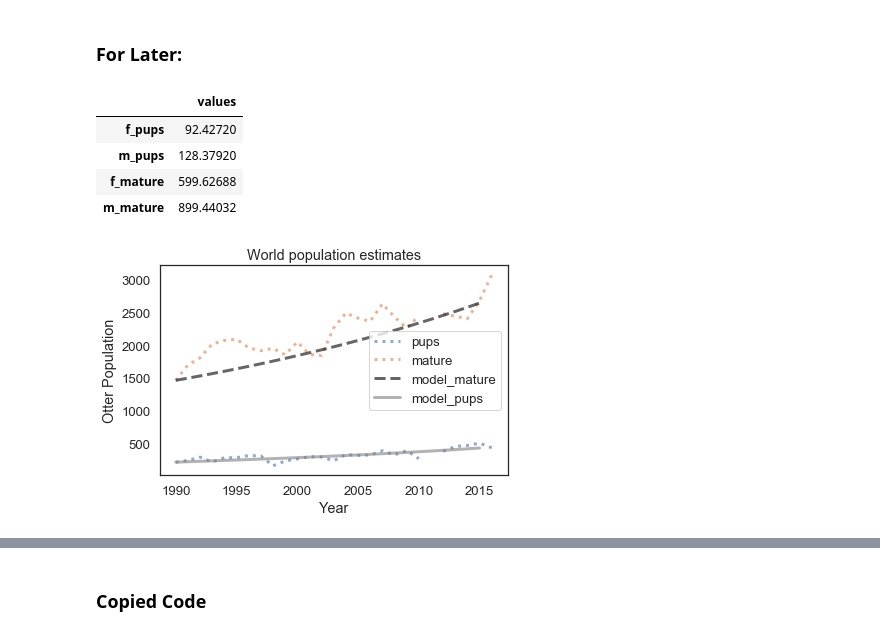
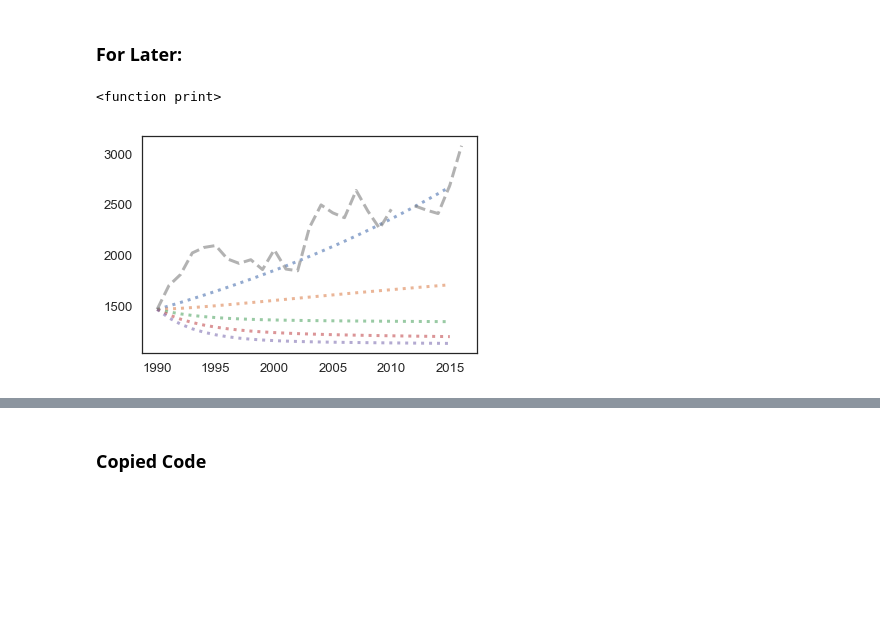
Before and after one commit to MellieZito/Project-1, a Jupyter notebook: code/otters.ipynb, the cells around one changed output, grey strips where cells are left out. Drawn from its saved outputs; the diff is of its cells as text; code cells hidden in the pictures; blank space fills up the shorter version.

```diff
--- a/code/otters.ipynb
+++ b/code/otters.ipynb
@@ -215,11 +171,5 @@ def update_func1(state, t, system):
 # %% [markdown]
 ### For Later:
 # %%
-state = update_func1(init_state, system.t_0, system)
+#state = update_func1(init_state, system.t_0, system)
-# %% [output]
-|  | values |
-| f_pups | 92.42720 |
-| m_pups | 128.37920 |
-| f_mature | 599.62688 |
-| m_mature | 899.44032 |
 # %%
@@ -276,15 +202,30 @@ results_pups = run_simulation(system, update_func1)[1];
-# %%
-plot_results(male_pups, female_pups, f_mature, m_mature,
-             results_mature,
-             results_pups, 'World population estimates')
-# %% [output]
-[figure, removed]
-# %%
-death_rate_array = linspace(0, 1, 11)
-
-sweep_pups = SweepSeries()
-sweep_mature = SweepSeries()
-
-for death_rate in death_rate_array:
-    state = run_simulation(death_rate, p2, num_steps)
-    sweep[p1] = state.olin_empty
+# %%
+death_rate_array = linspace(0, 0.2, 5)
+
+sweep_pups = SweepSeries()
+sweep_mature = SweepSeries()
+
+for death_rate in death_rate_array:
+    results_mature = run_simulation(system, update_func1)[0];
+    results_pups = run_simulation(system, update_func1)[1];
+
+    sweep_pups = results_pups
+    sweep_mature = results_mature
+
+    empty = TimeSeries()
+
+    plot(results_mature, ':', label='otters')
+
+
+plot(f_mature+m_mature, "--", color='gray', label='model_otters')
+print
+
+#     plot_results(empty, empty, f_mature, m_mature,
+#              results_mature,
+#              empty, 'Otter population estimates')
+#     plot_results(male_pups, female_pups, f_mature, m_mature,
+#              results_mature,
+#              results_pups, 'World population estimates')
+# %% [output]
+<function print>
+[figure, added]
```
Also changed, not shown: parts of 9 cells of this notebook.
